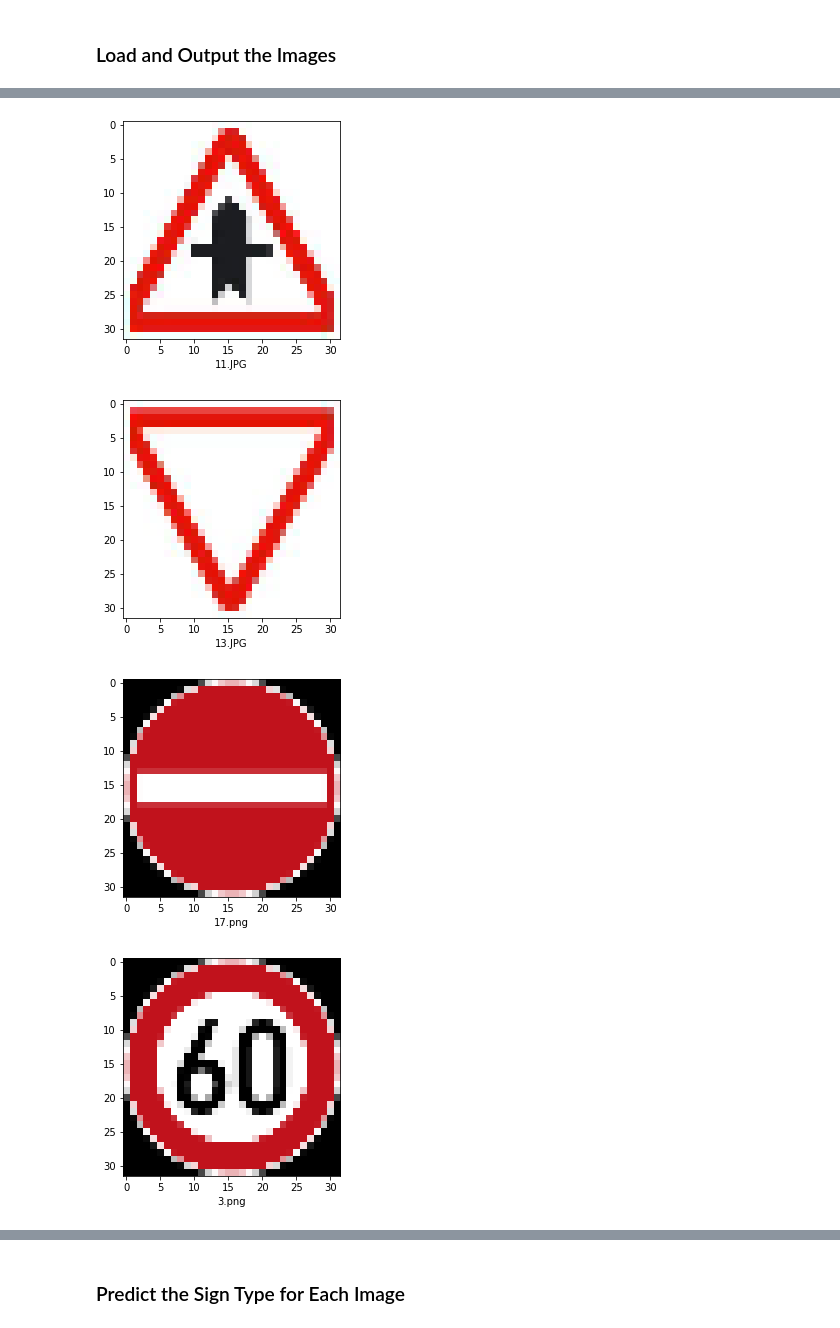
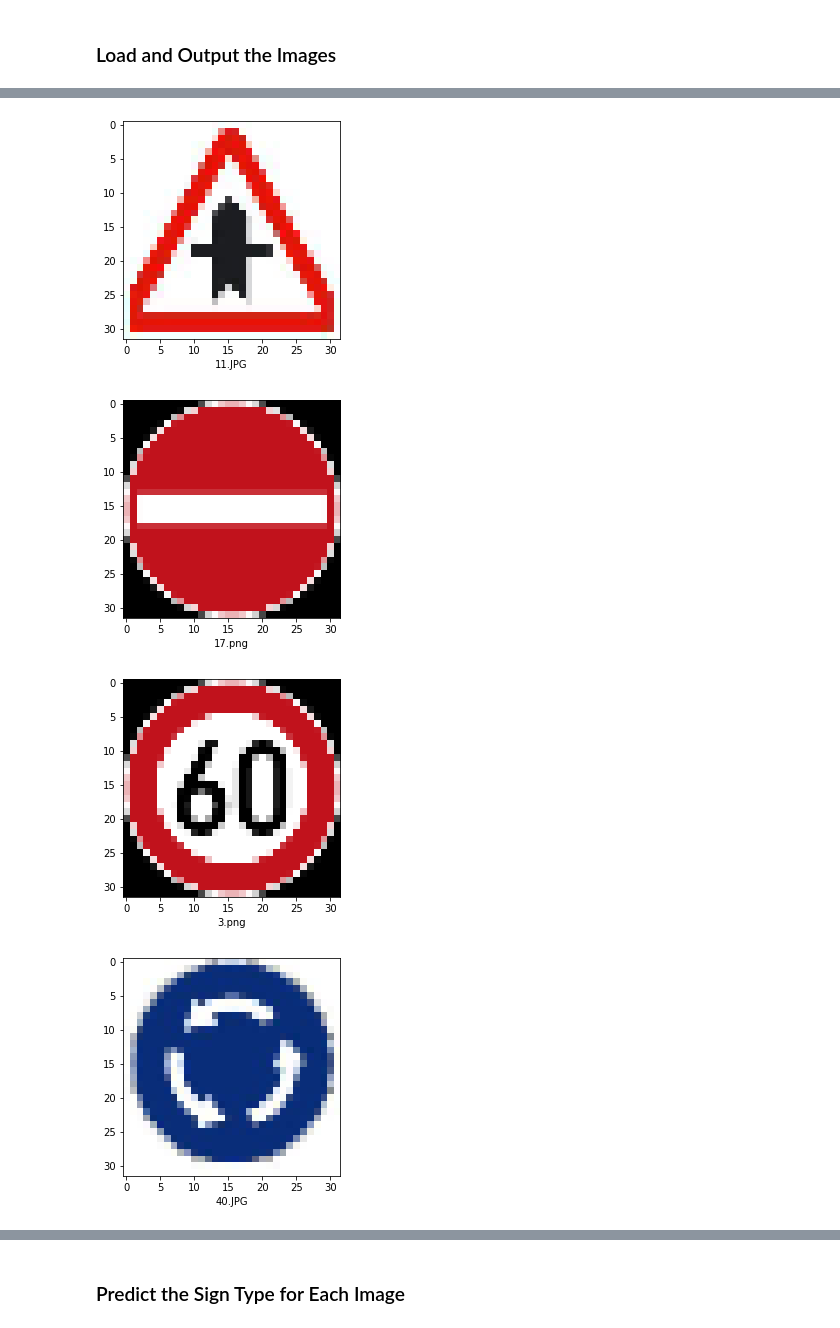
Before and after one commit to Hyun5/CarND-Traffic-Sign-Classifier-Project, a Jupyter notebook: Traffic_Sign_Classifier.ipynb, the cells around one changed output, grey strips where cells are left out. Saved outputs shown, nothing was run; the diff lists cells and outputs as text; code cells hidden in the pictures.

```diff
--- a/Traffic_Sign_Classifier.ipynb
+++ b/Traffic_Sign_Classifier.ipynb
@@ -204,12 +269,12 @@ for j in range(0,n_rows,2):
 # %%
 import tensorflow as tf
 
-EPOCHS = 10
+EPOCHS = 50
 BATCH_SIZE = 128
 # %%
 from tensorflow.contrib.layers import flatten
 
-def LeNet(x):
+def Traffic_Signs(x):
     # Arguments used for tf.truncated_normal, randomly defines variables for the weights and biases for each layer
     mu = 0
     sigma = 0.1
@@ -272,10 +338,10 @@ y = tf.placeholder(tf.int32, (None))
 one_hot_y = tf.one_hot(y, 43)
 keep_prob = tf.placeholder(tf.float32)
 # %%
-rate = 0.001
+rate = 0.0005
 
-logits = LeNet(x)
-cross_entropy = tf.nn.softmax_cross_entropy_with_logits(logits=logits,labels=one_hot_y)
+logits = Traffic_Signs(x)
+cross_entropy = tf.nn.softmax_cross_entropy_with_logits_v2(logits=logits,labels=one_hot_y)
 loss_operation = tf.reduce_mean(cross_entropy)
 optimizer = tf.train.AdamOptimizer(learning_rate = rate)
 training_operation = optimizer.minimize(loss_operation)
@@ -319,6 +378,7 @@ with tf.Session() as sess:
 
     print("Training...")
     print()
+
     for i in range(EPOCHS):
         X_train, y_train = shuffle(X_train, y_train)
         for offset in range(0, num_examples, BATCH_SIZE):
@@ -328,10 +388,11 @@ with tf.Session() as sess:
 
         validation_accuracy = evaluate(X_validation, y_validation)
         print("EPOCH {} ...".format(i+1))
+
         print("Validation Accuracy = {:.3f}".format(validation_accuracy))
         print()
 
-    saver.save(sess, './lenet')
+    saver.save(sess, './Traffic_Signs')
     print("Model saved")
 # %% [output]
 Training...
@@ -384,26 +445,26 @@ You may find `signnames.csv` useful as it contains mappings from the class id (i
 # %%
 import os
 import matplotlib.image as mpimg
 import cv2
 import matplotlib.pyplot as plt
 import numpy as np
 
 my_images = []
+my_images_name = []
 
-for i, img in enumerate(os.listdir('my_traffic_signs_1/')):
-    image = cv2.imread('my_traffic_signs_1/' + img)
+for i, img in enumerate(os.listdir('my_traffic_signs_2/')):
+    image = cv2.imread('my_traffic_signs_2/' + img)
     image = cv2.cvtColor(image, cv2.COLOR_BGR2RGB)
     image = cv2.resize(image, (32, 32))
     my_images.append(image)
+    my_images_name += [img]
+
     plt.figure()
     plt.xlabel(img)
-    #plt.imshow(cv2.cvtColor(image, cv2.COLOR_BGR2RGB))
     plt.imshow(image)
-
-#my_images = np.asarray(my_images)
 # %% [output]
 [figure]
 [figure]
-[figure, old version]
+[figure, new version]
-[figure, old version]
+[figure, new version]
-[figure, old version]
+[figure, new version]
```
Also changed, not shown: parts of 20 cells of this notebook.
